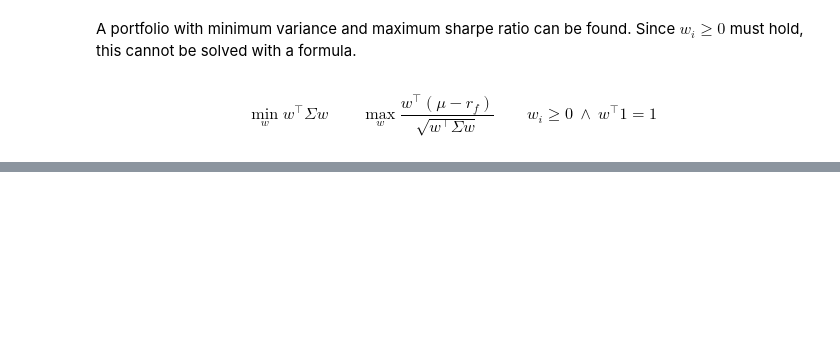
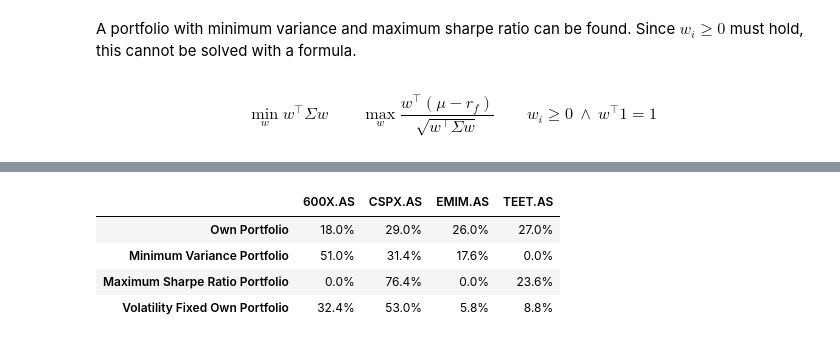
Before and after one commit to ThijsvdLeemkolk/quant-finance, a Jupyter notebook: notebooks/00_efficient_frontier.ipynb, the cells around one changed output, grey strips where cells are left out. Cells and saved outputs as stored; diff of their text form; code cells hidden in the pictures; blank space fills up the shorter version.

```diff
--- a/notebooks/00_efficient_frontier.ipynb
+++ b/notebooks/00_efficient_frontier.ipynb
@@ -76,0 +82,9 @@ print(wms.x)
+# %%
+table = pd.DataFrame([own_weights, wmv.x, wms.x, volfix.x], index=['Own Portfolio', 'Minimum Variance Portfolio', 'Maximum Sharpe Ratio Portfolio', 'Volatility Fixed Own Portfolio'], columns=symbols)
+table.style.format('{:.1%}')
+# %% [output]
+|  | 600X.AS | CSPX.AS | EMIM.AS | TEET.AS |
+| Own Portfolio | 18.0% | 29.0% | 26.0% | 27.0% |
+| Minimum Variance Portfolio | 51.0% | 31.4% | 17.6% | 0.0% |
+| Maximum Sharpe Ratio Portfolio | 0.0% | 76.4% | 0.0% | 23.6% |
+| Volatility Fixed Own Portfolio | 32.4% | 53.0% | 5.8% | 8.8% |
```
Also changed, not shown: parts of 3 cells of this notebook.
